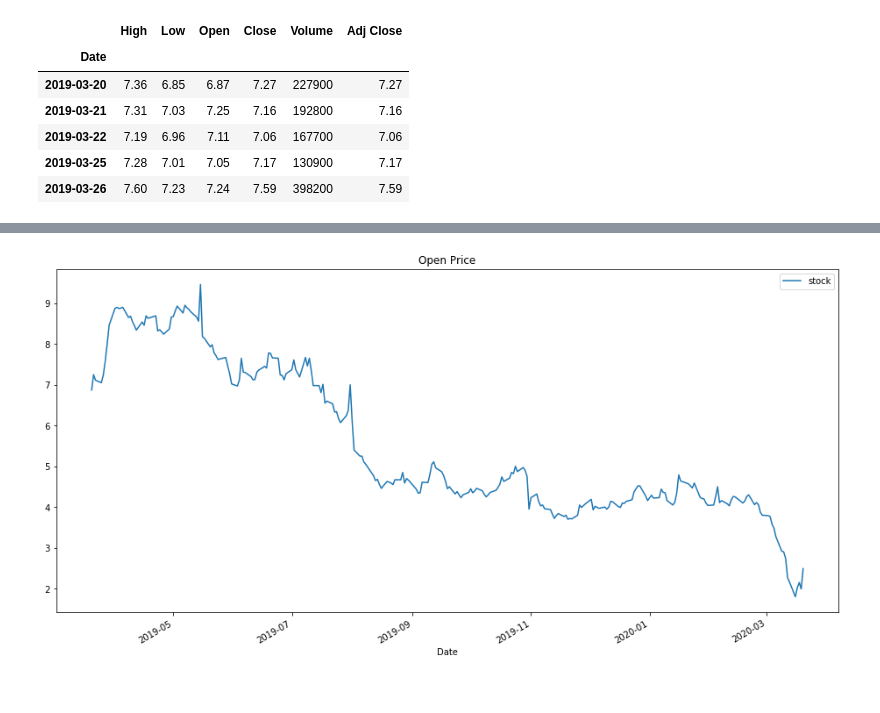
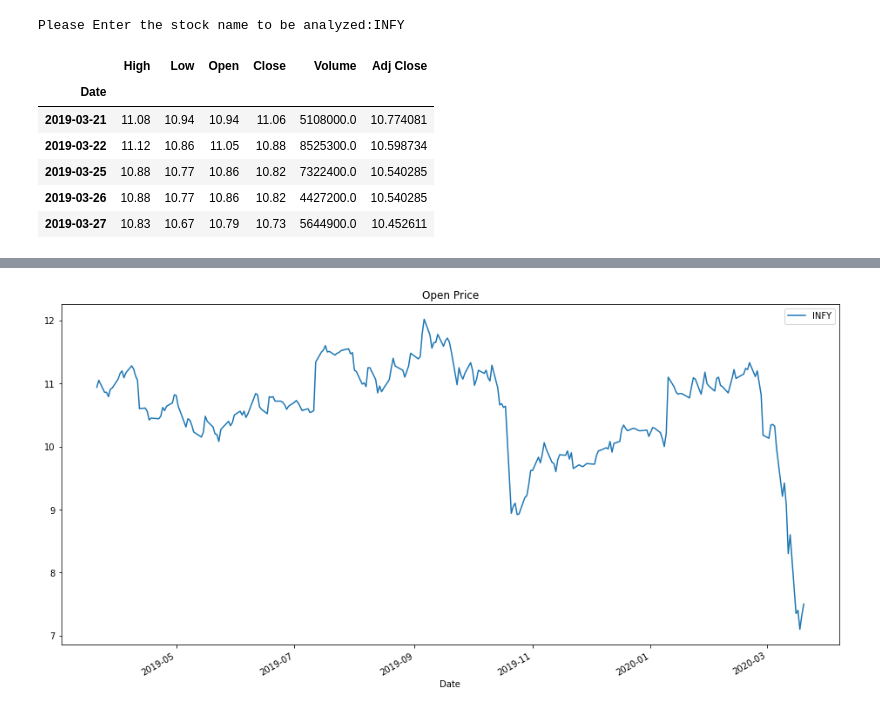
Before and after one commit to manish6007/Python, a Jupyter notebook: Stock Analysis.ipynb, the cells around one changed output, grey strips where cells are left out. Drawn from its saved outputs; the diff is of its cells as text; code cells hidden in the pictures.

```diff
--- a/Stock Analysis.ipynb
+++ b/Stock Analysis.ipynb
@@ -22,24 +22,28 @@ class color:
 # %%
 start = datetime.datetime(pd.datetime.now().year-1,pd.datetime.now().month,pd.datetime.now().day)
 end = datetime.datetime(pd.datetime.now().year,pd.datetime.now().month,pd.datetime.now().day)
+# %%
+script = input("Please Enter the stock name to be analyzed:")
+# %% [output]
+Please Enter the stock name to be analyzed:INFY
 # %%
-stock = web.DataReader('TCS','yahoo',start,end)
+stock = web.DataReader(script,'yahoo',start,end)
 # %%
 stock.head()
 # %% [output]
 |  | High | Low | Open | Close | Volume | Adj Close |
 | Date |  |  |  |  |  |  |
-| 2019-03-20 | 7.36 | 6.85 | 6.87 | 7.27 | 227900 | 7.27 |
-| 2019-03-21 | 7.31 | 7.03 | 7.25 | 7.16 | 192800 | 7.16 |
-| 2019-03-22 | 7.19 | 6.96 | 7.11 | 7.06 | 167700 | 7.06 |
-| 2019-03-25 | 7.28 | 7.01 | 7.05 | 7.17 | 130900 | 7.17 |
-| 2019-03-26 | 7.60 | 7.23 | 7.24 | 7.59 | 398200 | 7.59 |
+| 2019-03-21 | 11.08 | 10.94 | 10.94 | 11.06 | 5108000.0 | 10.774081 |
+| 2019-03-22 | 11.12 | 10.86 | 11.05 | 10.88 | 8525300.0 | 10.598734 |
+| 2019-03-25 | 10.88 | 10.77 | 10.86 | 10.82 | 7322400.0 | 10.540285 |
+| 2019-03-26 | 10.88 | 10.77 | 10.86 | 10.82 | 4427200.0 | 10.540285 |
+| 2019-03-27 | 10.83 | 10.67 | 10.79 | 10.73 | 5644900.0 | 10.452611 |
 # %%
 print (color.GREEN+'***********************************************************************************************************************')
 print (color.GREEN + '\033[1m' + 'Price fluctuation over the last one year from %s to %s'%(start, end))
 print ('***********************************************************************************************************************')
 
-stock['Open'].plot(label='stock',figsize=(16,8),title='Open Price')
+stock['Open'].plot(label='{}'.format(script),figsize=(16,8),title='Open Price')
 plt.legend()
 plt.show();
 # %% [output]
@@ -48,5 +52,5 @@ Price fluctuation over the last one year from 2019-03-21 00:00:00 to 2020-03-21
 ***********************************************************************************************************************
-[figure, old version]
+[figure, new version]
 # %%
 stock['Total Traded'] = stock['Open']*stock['Volume']
 
```
Also changed, not shown: parts of 9 cells of this notebook.
